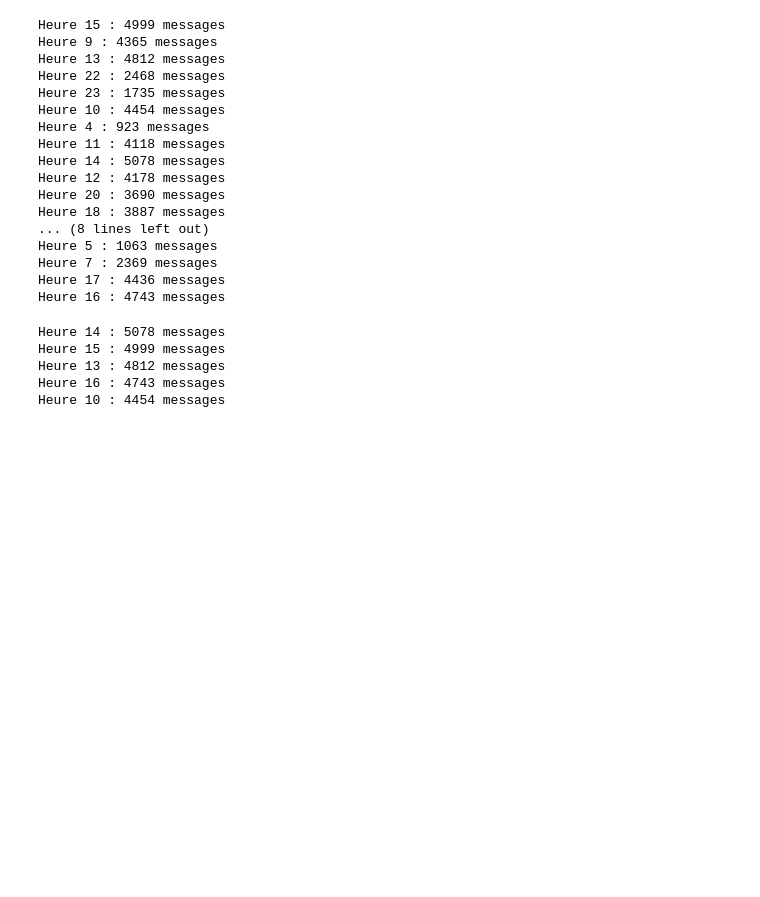
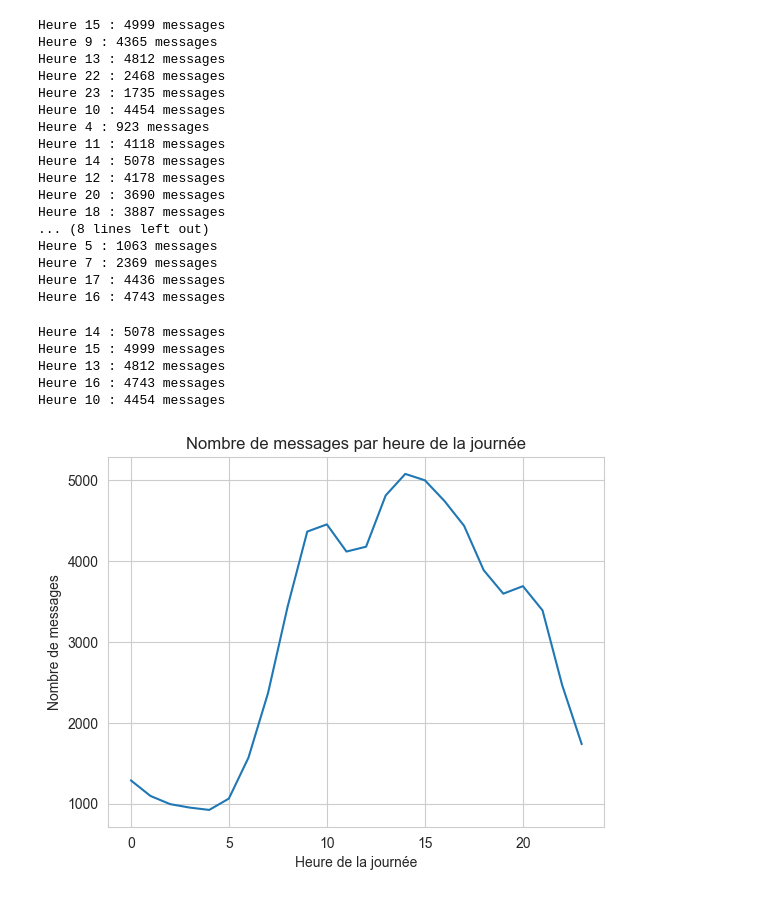
Before and after one commit to Lorenzo1208/MOOC, a Jupyter notebook: analyse.ipynb, the cells around one changed output. Drawn from its saved outputs; the diff is of its cells as text; code cells hidden in the pictures; blank space fills up the shorter version.

```diff
--- a/analyse.ipynb
+++ b/analyse.ipynb
@@ -284,3 +288,33 @@ fig.update_layout(
     title="Nombre de messages par heure de la journée"
 )
 fig.show()
+# %%
+import pandas as pd
+import seaborn as sns
+import matplotlib.pyplot as plt
+
+pipeline = [
+    {"$group": {
+        "_id": {"$hour": {"$toDate": "$content.created_at"}},
+        "count": {"$sum": 1}
+    }}
+]
+
+result = list(forum_collection.aggregate(pipeline))
+
+# Afficher le nombre de messages par heure
+# for r in result:
+#     print(f"Heure {r['_id']} : {r['count']} messages")
+
+result_sorted = sorted(result, key=lambda r: r['_id'])
+
+df = pd.DataFrame(result_sorted)
+
+sns.set_style("whitegrid")
+sns.lineplot(data=df, x="_id", y="count")
+plt.xlabel("Heure de la journée")
+plt.ylabel("Nombre de messages")
+plt.title("Nombre de messages par heure de la journée")
+plt.show()
+# %% [output]
+[figure, added]
```
Also changed, not shown: parts of 1 cell of this notebook.
